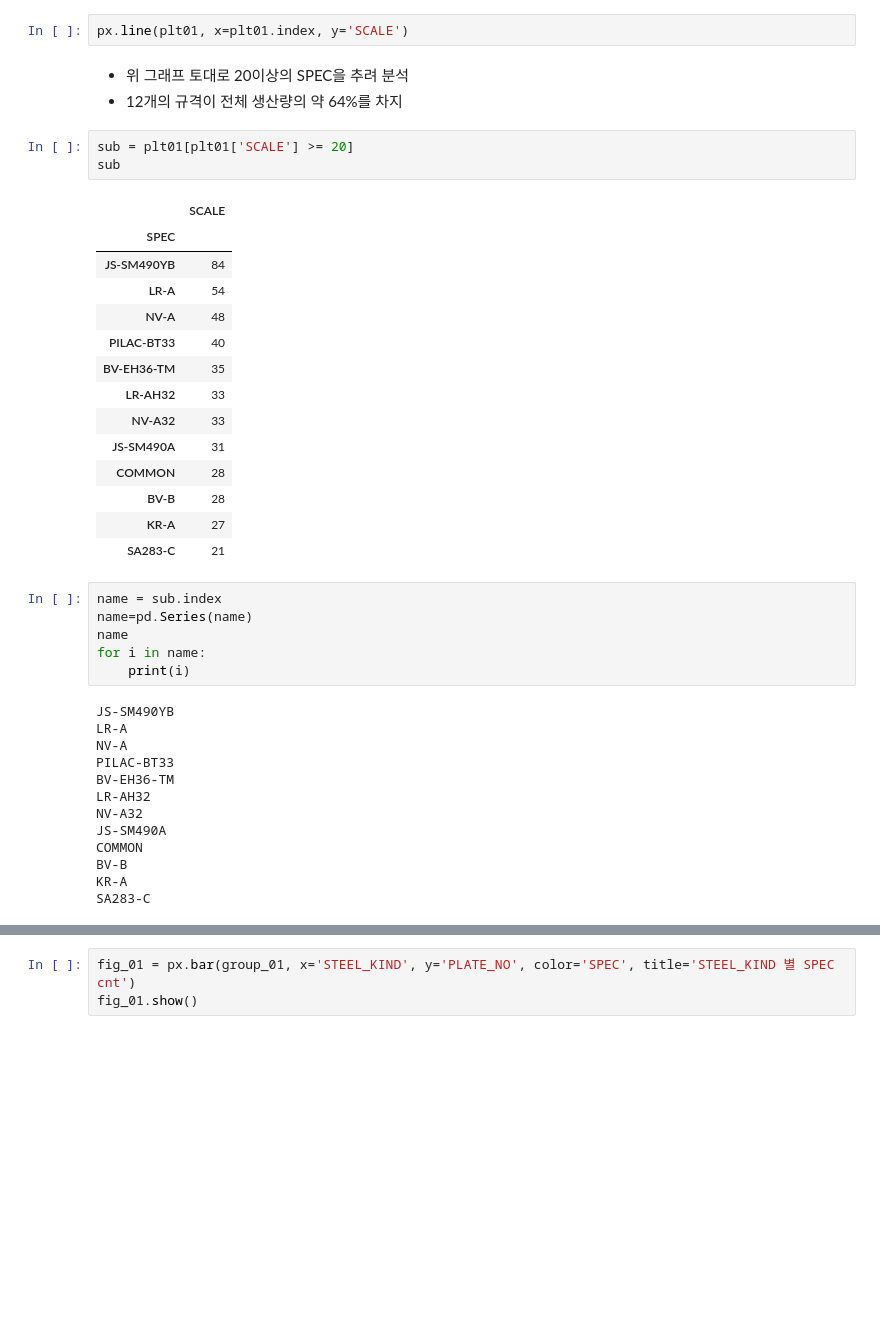
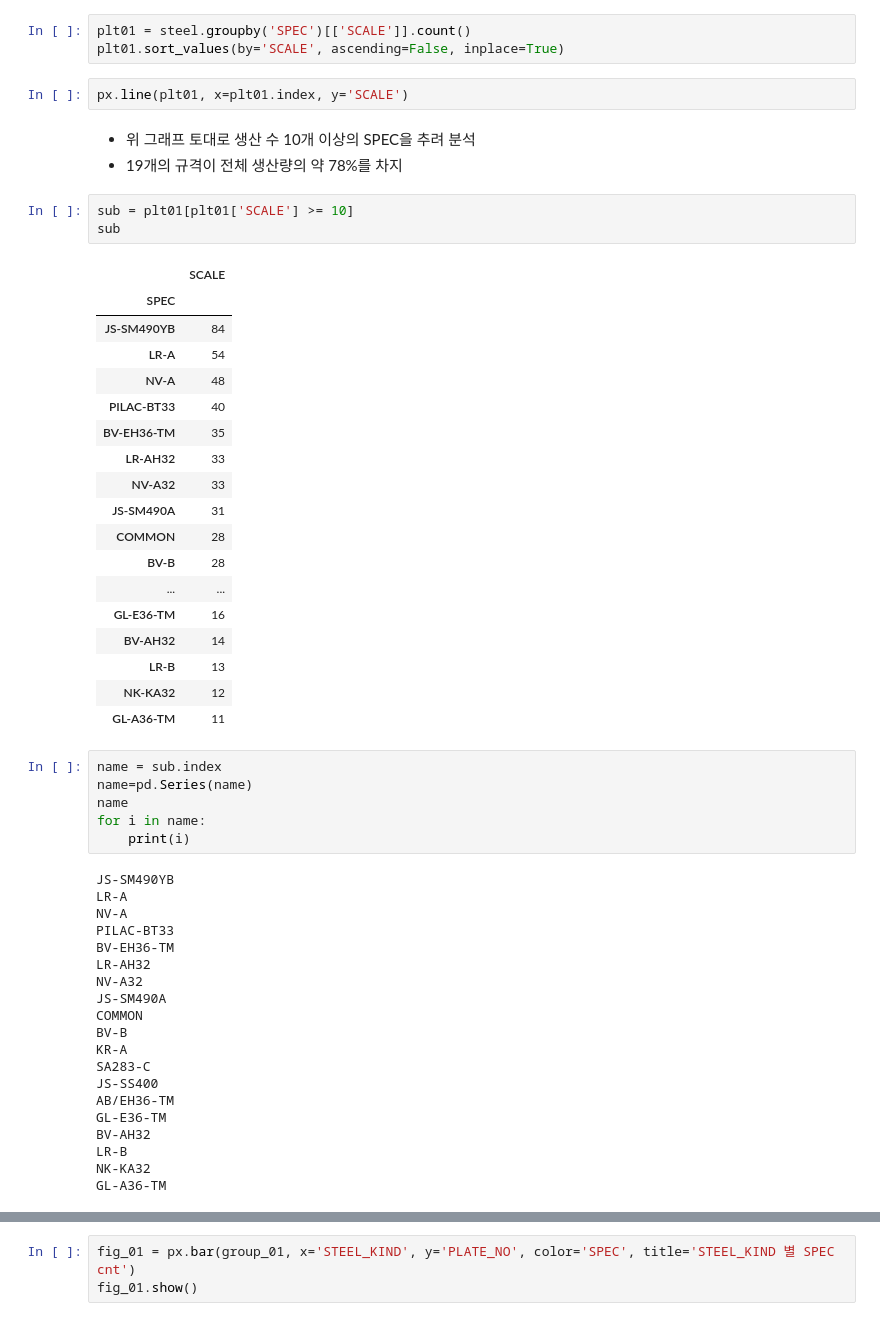
Before and after one commit to Liamns/steel_project, a Jupyter notebook: mg_project.ipynb, the cells around one changed output, grey strips where cells are left out. Cells and saved outputs as stored; diff of their text form; blank space fills up the shorter version.

```diff
--- a/mg_project.ipynb
+++ b/mg_project.ipynb
@@ -46,26 +55,33 @@ print(result.to_string())
+# %%
+plt01 = steel.groupby('SPEC')[['SCALE']].count()
+plt01.sort_values(by='SCALE', ascending=False, inplace=True)
 # %%
 px.line(plt01, x=plt01.index, y='SCALE')
 # %% [markdown]
-- 위 그래프 토대로 20이상의 SPEC을 추려 분석
-- 12개의 규격이 전체 생산량의 약 64%를 차지
+- 위 그래프 토대로 생산 수 10개 이상의 SPEC을 추려 분석
+- 19개의 규격이 전체 생산량의 약 78%를 차지
 # %%
-sub = plt01[plt01['SCALE'] >= 20]
+sub = plt01[plt01['SCALE'] >= 10]
 sub
 # %% [output]
 |  | SCALE |
 | SPEC |  |
 | JS-SM490YB | 84 |
 | LR-A | 54 |
 | NV-A | 48 |
 | PILAC-BT33 | 40 |
 | BV-EH36-TM | 35 |
 | LR-AH32 | 33 |
 | NV-A32 | 33 |
 | JS-SM490A | 31 |
 | COMMON | 28 |
 | BV-B | 28 |
-| KR-A | 27 |
-| SA283-C | 21 |
+| ... | ... |
+| GL-E36-TM | 16 |
+| BV-AH32 | 14 |
+| LR-B | 13 |
+| NK-KA32 | 12 |
+| GL-A36-TM | 11 |
 # %%
 name = sub.index
 name=pd.Series(name)
@@ -85,6 +101,13 @@ COMMON
 BV-B
 KR-A
 SA283-C
+JS-SS400
+AB/EH36-TM
+GL-E36-TM
+BV-AH32
+LR-B
+NK-KA32
+GL-A36-TM
 # %%
 main = pd.DataFrame()
 
```
Also changed, not shown: parts of 7 cells of this notebook, 2 other files.
